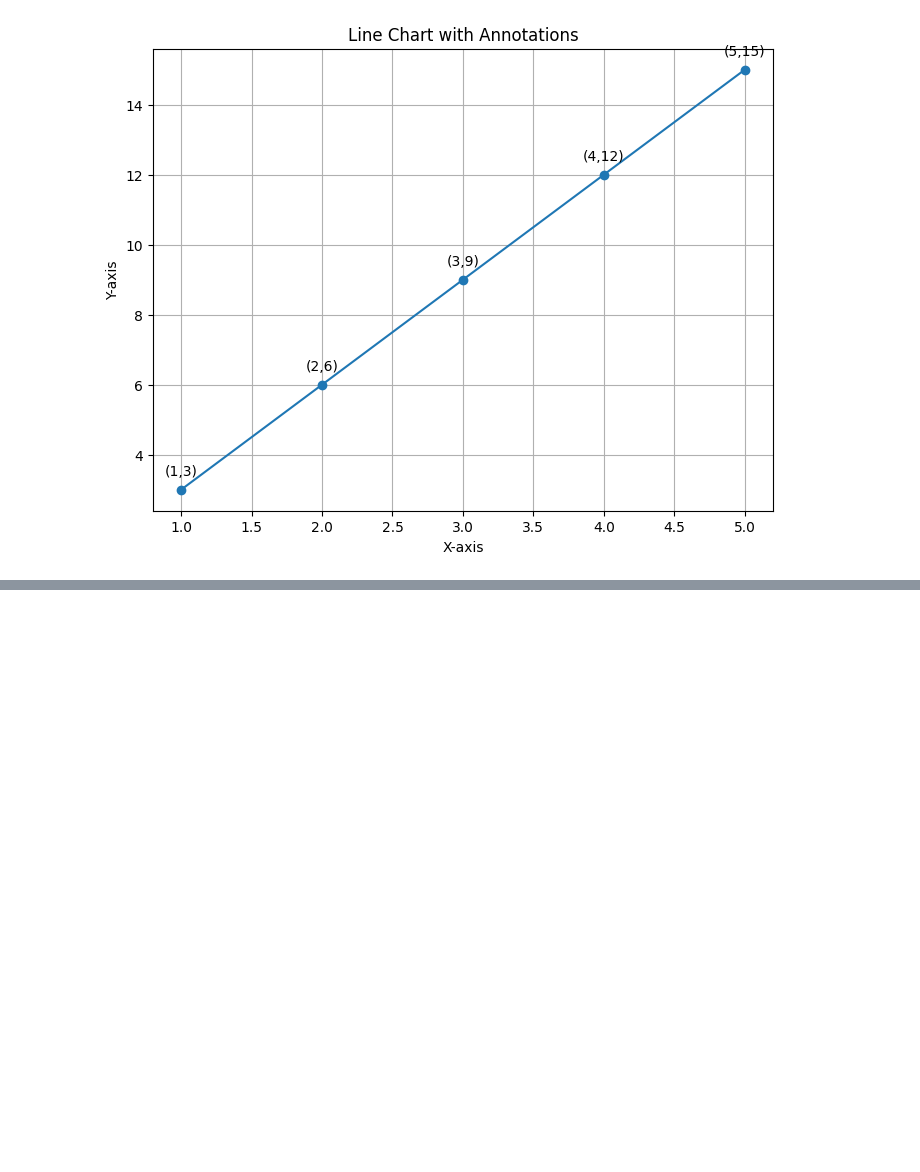
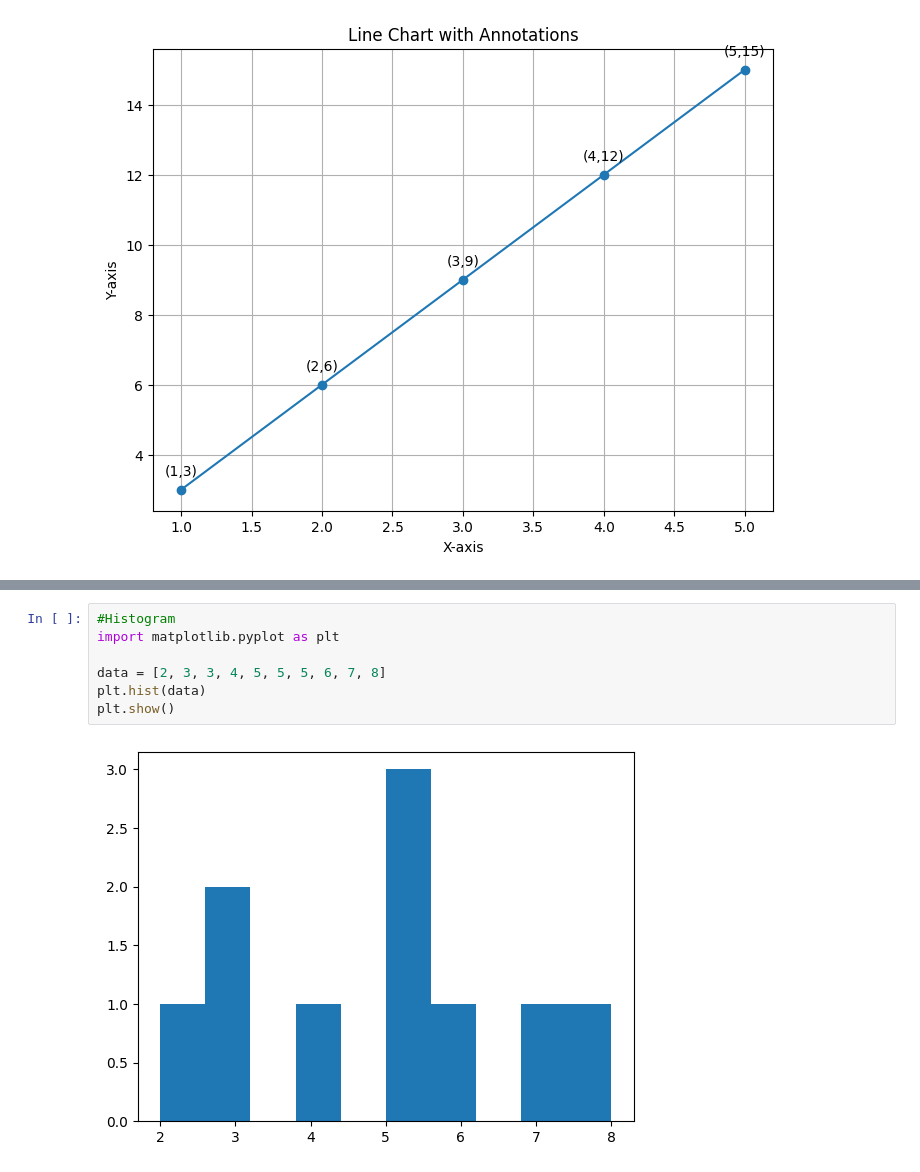
Before and after one commit to Sonu-kumar-08/YBI-INTERNSHIP, a Jupyter notebook: data_visualization.ipynb, the cells around one changed output, grey strips where cells are left out. Drawn from its saved outputs; the diff is of its cells as text; blank space fills up the shorter version.

```diff
--- a/data_visualization.ipynb
+++ b/data_visualization.ipynb
@@ -148,0 +193,9 @@ plt.show()
+# %%
+#Histogram
+import matplotlib.pyplot as plt
+
+data = [2, 3, 3, 4, 5, 5, 5, 6, 7, 8]
+plt.hist(data)
+plt.show()
+# %% [output]
+[figure, added]
```
Also changed, not shown: parts of 7 cells of this notebook.
